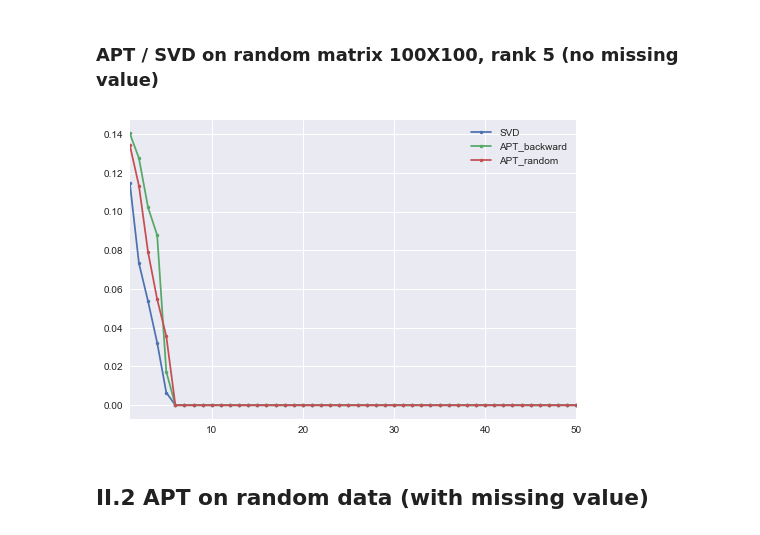
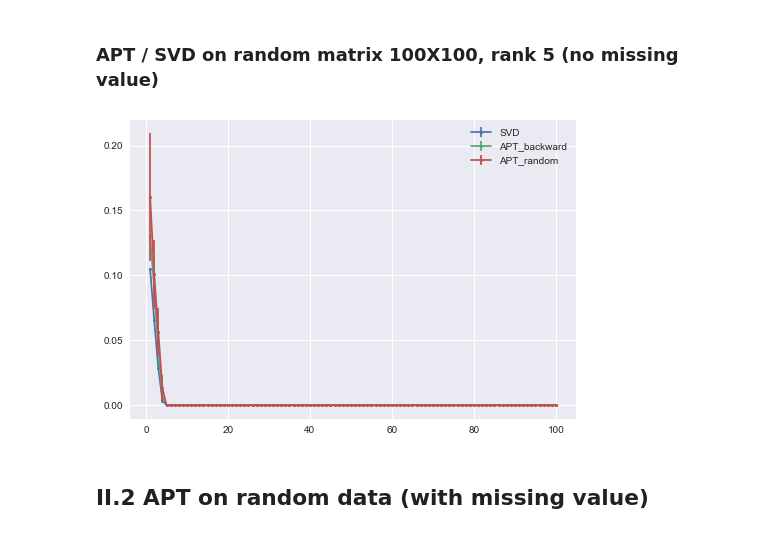
Before and after one commit to LishengSun/Meta-Learning-and-APT, a Jupyter notebook: PAPER_CAP2018/demonstration.ipynb, the cells around one changed output. Cells and saved outputs as stored; diff of their text form; code cells hidden in the pictures.

```diff
--- a/PAPER_CAP2018/demonstration.ipynb
+++ b/PAPER_CAP2018/demonstration.ipynb
@@ -106,35 +105,9 @@ plt.show()
 # %% [markdown]
 ### APT / SVD on random matrix 100X100, rank 5 (no missing value)
-# %%
-for r_ in range(1,S.shape[1]+1):
-    #SVD
-    u, s, vh = np.linalg.svd(S, full_matrices=False)
-    s_ = list(s[:r_])+[0]*(len(s)-r_)
-    smat_ = np.diag(s_)
-    S_SVD = np.dot(u, np.dot(smat_, vh))
-    rmse_svd = math.sqrt(((S-S_SVD)**2).sum()/S.size)
-    RMSE_SVD.append(rmse_svd)
-    #APT_backward
-    _,_, P_backward, A_backward, _, _, T_backward = APT_recursiveElimination(S, m=r_, d=S.shape[0])
-    S_APTback = np.dot(A_backward, np.dot(P_backward,T_backward))
-    rmse_aptback = math.sqrt(((S-S_APTback)**2).sum()/S.size)
-    RMSE_APTbackward.append(rmse_aptback)
-    #APT_random
-    A_random, _, T_random, _, P_random = APT_random(S, m=r_, d=S.shape[0])
-    S_random = np.dot(A_random, np.dot(P_random,T_random))
-    rmse_aptrandom = math.sqrt(((S-S_random)**2).sum()/S.size)
-    RMSE_APTrandom.append(rmse_aptrandom)
-
-    #APT_GS
-
-# plt.plot(range(1,S.shape[1]+1), RMSE_SVD, '.-', label='SVD')
-# plt.plot(range(1,S.shape[1]+1), RMSE_APTbackward, '.-', label='APT_backward')
-# plt.plot(range(1,S.shape[1]+1), RMSE_APTrandom, '.-', label='APT_random')
-plt.plot(range(1,51), RMSE_SVD[:50], '.-', label='SVD')
-plt.plot(range(1,51), RMSE_APTbackward[:50], '.-', label='APT_backward')
-plt.plot(range(1,51), RMSE_APTrandom[:50], '.-', label='APT_random')
-plt.xlim(1,50)
-plt.legend()
-plt.show()
-# %% [output]
-[figure, removed]
+# %%
+
+S = random_data(100, 100, 5)
+from compare_methods import compare_methods
+RMSE_dict, errorbar_dict = compare_methods(S)
+# %% [output]
+[figure, added]
```
Also changed, not shown: parts of 11 cells of this notebook, 1 other file.
